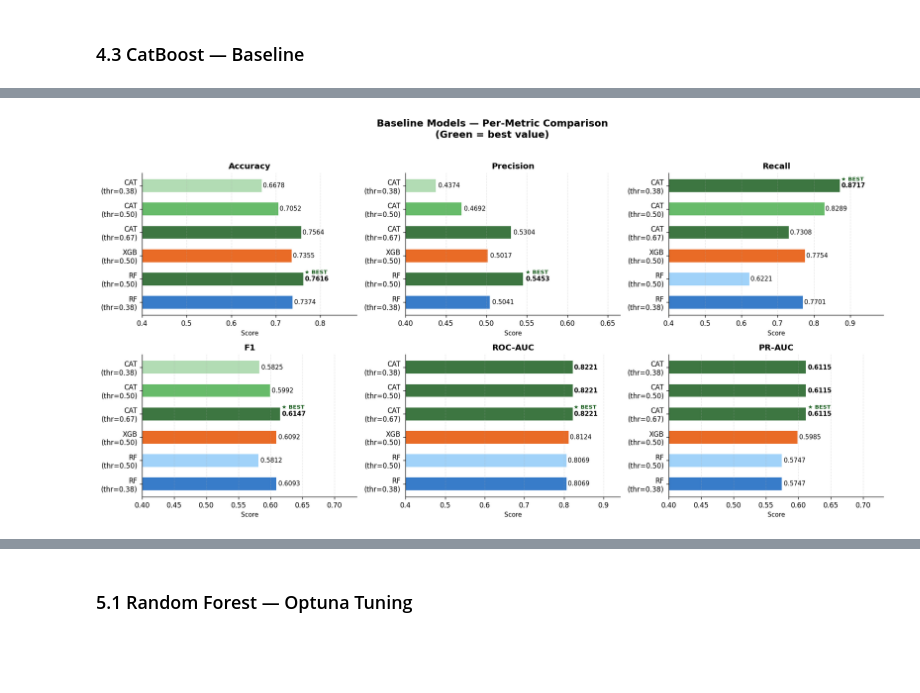
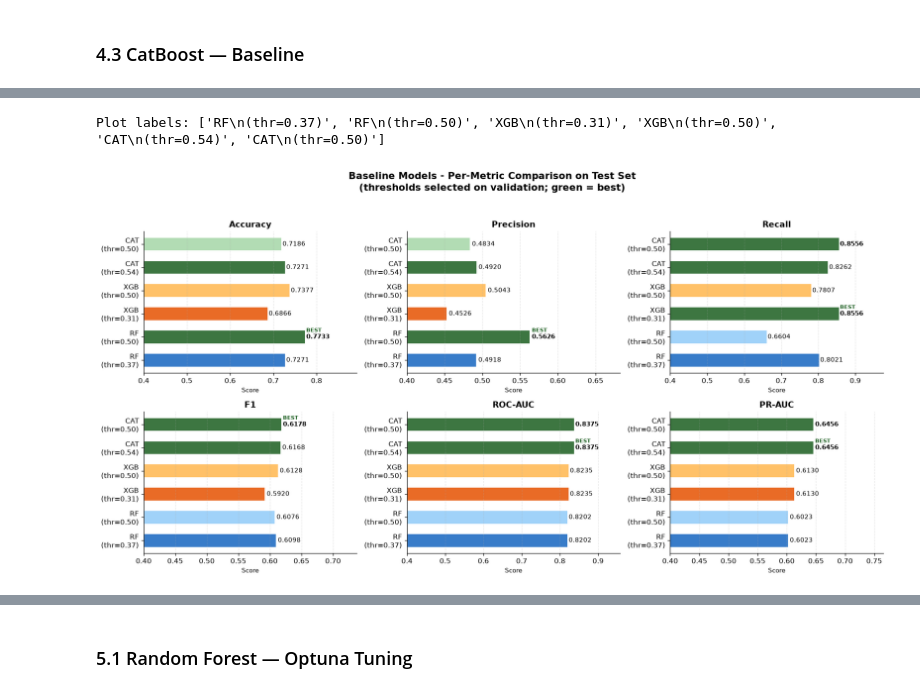
Before and after one commit to sMathujan/Telecom-Customer-Churn-Prediction-Ensemble-ML-Threshold-Optimisation, a Jupyter notebook: churn notebooks/03_Model_Building_and_Tuning.ipynb, the cells around one changed output, grey strips where cells are left out. Cells and saved outputs as stored; diff of their text form; code cells hidden in the pictures; blank space fills up the shorter version.

```diff
--- a/churn notebooks/03_Model_Building_and_Tuning.ipynb
+++ b/churn notebooks/03_Model_Building_and_Tuning.ipynb
@@ -233,6 +305,0 @@ weighted avg     0.7959    0.7052    0.7223      2110
-# %%
-print(classification_report(y_test, (cat_prob_test >= 0.38).astype(int),
-                             target_names=['No Churn', 'Churn'], digits=4))
-
-metrics_cat = full_evaluate('CatBoost (Baseline - threshold 0.38)', y_test, cat_prob_test, 0.38)
-baseline_all_results['CatBoost (Baseline - threshold 0.38)'] = metrics_cat
@@ -318,40 +354,62 @@ thresholds = {
+# %%
+# Build plot labels dynamically from the actual selected thresholds -
+# nothing here is hard-coded, so it stays correct if the split or seed changes.
+metrics_df = pd.DataFrame(baseline_all_results).T[display_cols].astype(float)
+
+family_of = {
+    'RF Baseline (val-opt thr)' : 'RF',
+    'RF Baseline (thr=0.50)'    : 'RF',
+    'XGB Baseline (val-opt thr)': 'XGB',
+    'XGB Baseline (thr=0.50)'   : 'XGB',
+    'CAT Baseline (val-opt thr)': 'CAT',
+    'CAT Baseline (thr=0.50)'   : 'CAT',
+}
+family_colour = {'RF': '#1565C0', 'XGB': '#E65100', 'CAT': '#1B5E20'}
+family_colour_light = {'RF': '#90CAF9', 'XGB': '#FFB74D', 'CAT': '#A5D6A7'}
+
+short_labels, colours = [], []
+for m in metrics_df.index:
+    fam = family_of[m]
+    thr = baseline_all_results[m]['Threshold']
+    short_labels.append(f"{fam}\n(thr={thr:.2f})")
+    colours.append(family_colour[fam] if 'val-opt' in m else family_colour_light[fam])
+
+print("Plot labels:", short_labels)
+# %% [output]
+Plot labels: ['RF\n(thr=0.37)', 'RF\n(thr=0.50)', 'XGB\n(thr=0.31)', 'XGB\n(thr=0.50)', 'CAT\n(thr=0.54)', 'CAT\n(thr=0.50)']
 # %%
-# One subplot per metric: horizontal bar chart
-# Best value highlighted in each panel
-
 fig, axes = plt.subplots(2, 3, figsize=(16, 8))
 axes = axes.flatten()
 
 for i, metric in enumerate(display_cols):
     ax     = axes[i]
     values = metrics_df[metric].values
     best   = values.max()
     bar_c  = ['#1B5E20' if v == best else c for v, c in zip(values, colours)]
 
     bars = ax.barh(short_labels, values, color=bar_c, alpha=0.85, height=0.55)
 
-    # Value annotations
     for bar, val in zip(bars, values):
         ax.text(val + 0.003, bar.get_y() + bar.get_height() / 2,
                 f'{val:.4f}', va='center', fontsize=9,
                 fontweight='bold' if val == best else 'normal')
 
-    # Best marker
     best_idx = values.argmax()
     ax.text(values[best_idx] + 0.003, best_idx + 0.28,
-            '★ BEST', va='center', fontsize=8, color='#1B5E20', fontweight='bold')
+            'BEST', va='center', fontsize=8, color='#1B5E20', fontweight='bold')
 
     ax.set_xlim(0.4, max(values) + 0.12)
     ax.set_title(metric, fontweight='bold', fontsize=12)
     ax.set_xlabel('Score', fontsize=9)
     ax.grid(axis='x', alpha=0.3, linestyle='--')
     ax.spines['top'].set_visible(False)
     ax.spines['right'].set_visible(False)
 
-fig.suptitle('Baseline Models — Per-Metric Comparison\n(Green = best value)',
-             fontsize=14, fontweight='bold', y=1.02)
+fig.suptitle('Baseline Models - Per-Metric Comparison on Test Set\n'
+             '(thresholds selected on validation; green = best)',
+             fontsize=14, fontweight='bold', y=1.03)
 plt.tight_layout()
-plt.savefig('plots/01_baseline_per_metric.png', bbox_inches='tight', dpi=150)
+# plt.savefig('plots/01_baseline_per_metric.png', bbox_inches='tight', dpi=150)
 plt.show()
 # %% [output]
-[figure, old version]
+[figure, new version]
```
Also changed, not shown: parts of 71 cells of this notebook, 14 other files.
